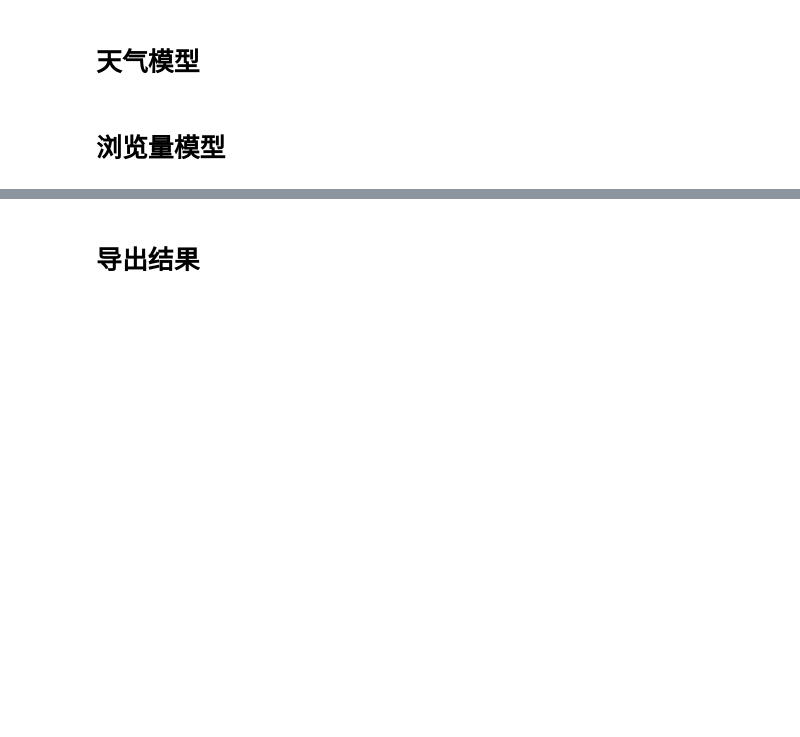
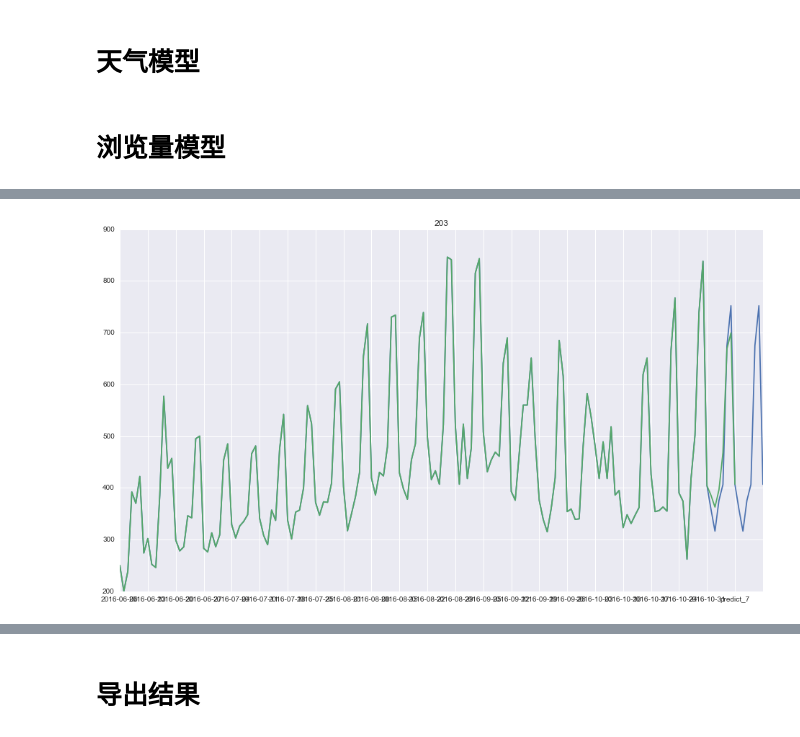
Before and after one commit to wakemeup-xyz/TianChi_IJCAI-17_sales_prediction_code, a Jupyter notebook: Prediction.ipynb, the cells around one changed output, grey strips where cells are left out. Saved outputs shown, nothing was run; the diff lists cells and outputs as text; code cells hidden in the pictures; blank space fills up the shorter version.

```diff
--- a/Prediction.ipynb
+++ b/Prediction.ipynb
@@ -702,0 +716,25 @@ shop_info.loc[:,'predict_day_1':'predict_day_14']
+# %%
+regression_predict = pd.read_csv('regression_prediction.csv',index_col=0)
+# %%
+shop_info = shop_info.join(regression_predict)
+# %%
+def draw_rule_and_reg_id(id):
+    plt.title(str(id))
+    list_result = dateRange('2016-06-06','2016-10-31')
+    for i in range(1,15):
+        list_result.append('predict_day_'+str(i))
+    xmajorLocator = MultipleLocator(7) #将x轴次刻度标签设置为7的倍数
+    ax = plt.subplot(111)
+    ax.xaxis.set_major_locator(xmajorLocator)
+    shop_info.loc[id ,list_result].T.plot(figsize=(16,9),ax=ax)
+
+
+    list_result = dateRange('2016-06-06','2016-10-31')
+    for i in range(1,8):
+        list_result.append('predict_'+str(i))
+
+    xmajorLocator = MultipleLocator(7) #将x轴次刻度标签设置为7的倍数
+    ax = plt.subplot(111)
+    ax.xaxis.set_major_locator(xmajorLocator)
+    shop_info.loc[id,list_result].T.plot(figsize=(16,9),ax=ax)
+    plt.show()
@@ -702,0 +750,6 @@ shop_info.loc[:,'predict_day_1':'predict_day_14']
+# %%
+#i = 14
+draw_rule_and_reg_id(ids_cos_sim_high_3_wk[i])
+i+=1
+# %% [output]
+[figure, added]
```
Also changed, not shown: parts of 11 cells of this notebook, 3 other files.
